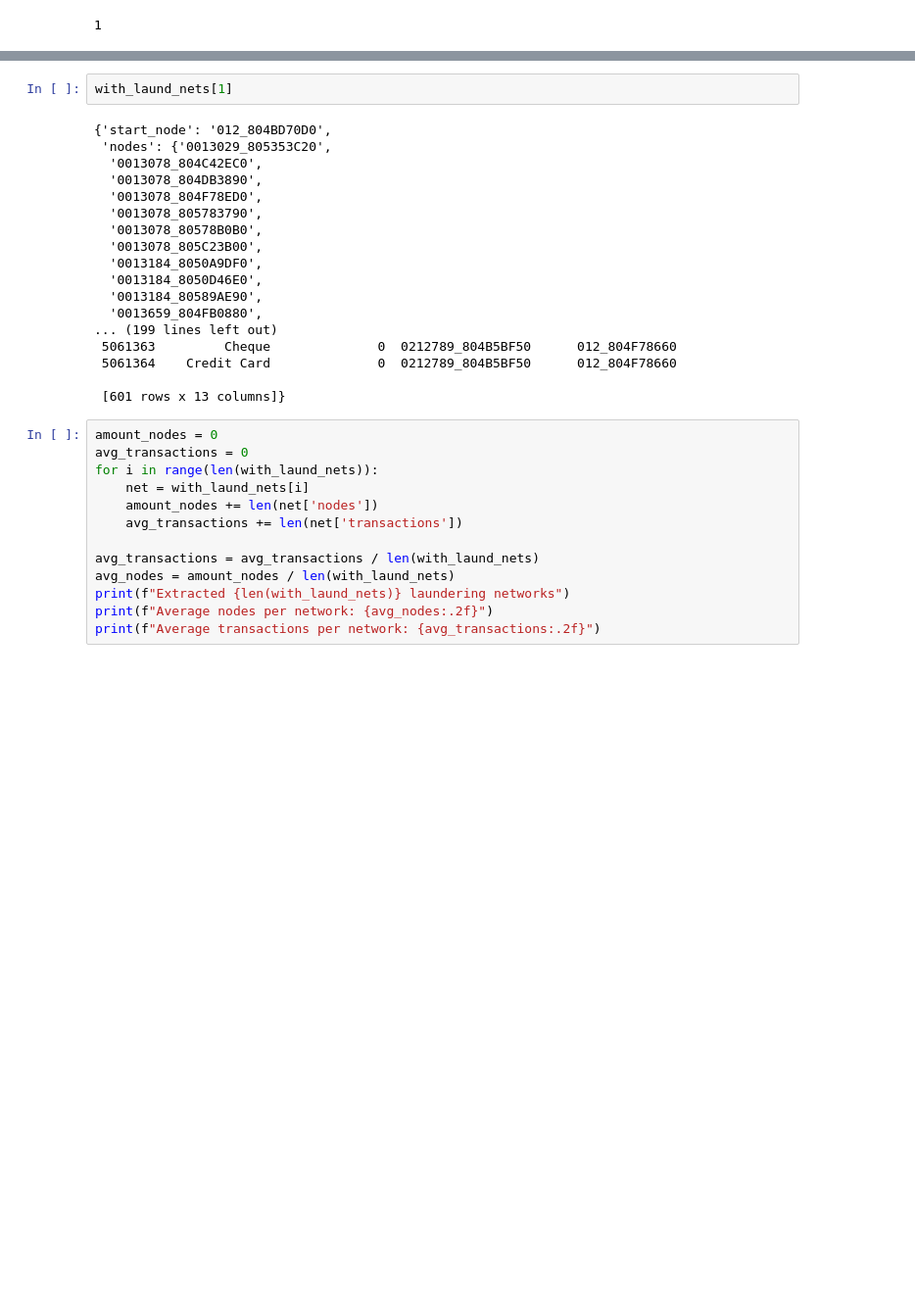
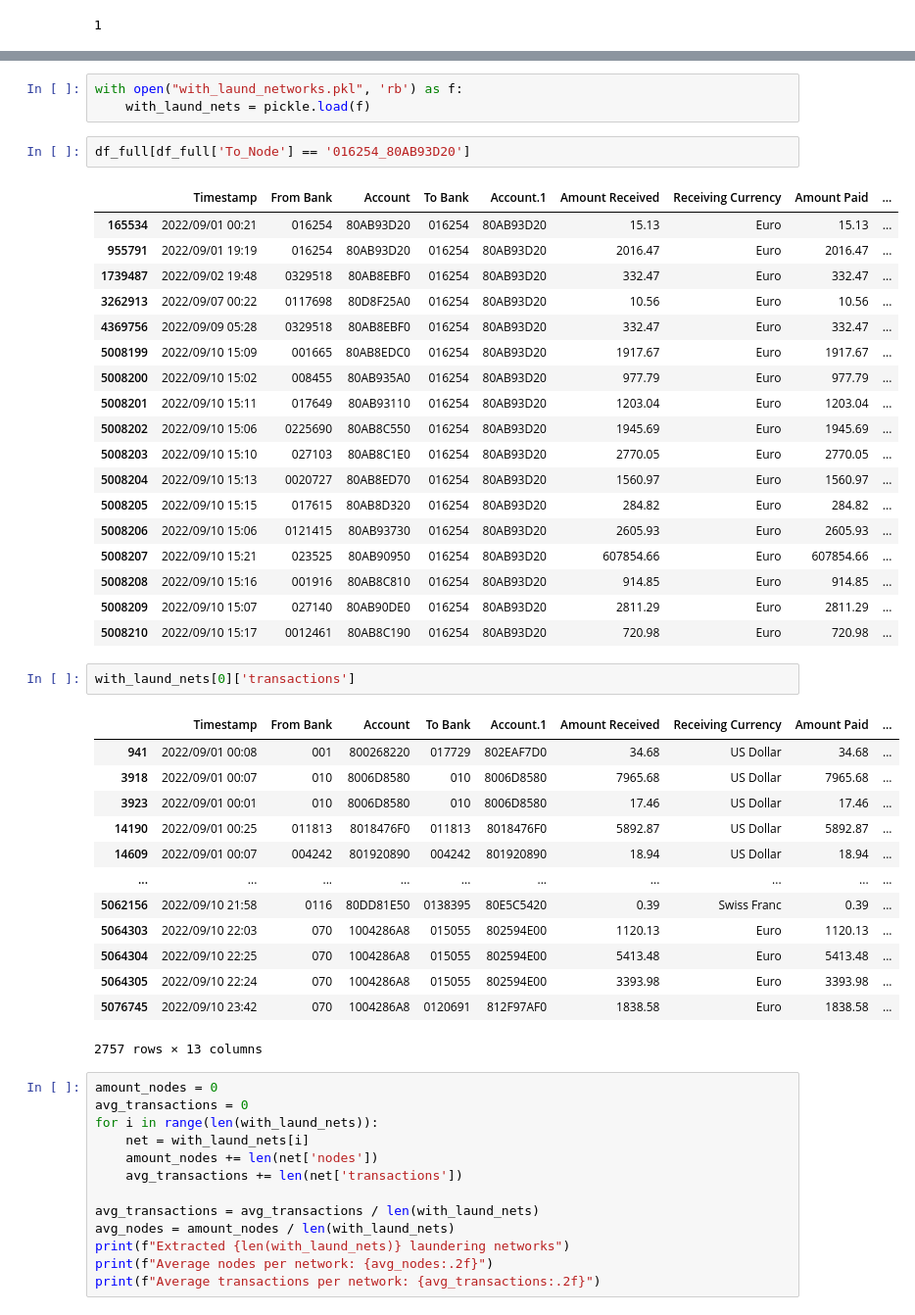
Before and after one commit to LucScheepens/grad, a Jupyter notebook: dataprep/preprocessing.ipynb, the cells around one changed output, grey strips where cells are left out. Shown at 98% size. Drawn from its saved outputs; the diff is of its cells as text; blank space fills up the shorter version.

```diff
--- a/dataprep/preprocessing.ipynb
+++ b/dataprep/preprocessing.ipynb
@@ -535,23 +550,43 @@ def extract_laundering_networks(
+# %%
+with open("with_laund_networks.pkl", 'rb') as f:
+    with_laund_nets = pickle.load(f)
+# %%
+df_full[df_full['To_Node'] == '016254_80AB93D20']
+# %% [output]
+|  | Timestamp | From Bank | Account | To Bank | Account.1 | Amount Received | Receiving Currency | Amount Paid | ... |
+| 165534 | 2022/09/01 00:21 | 016254 | 80AB93D20 | 016254 | 80AB93D20 | 15.13 | Euro | 15.13 | ... |
+| 955791 | 2022/09/01 19:19 | 016254 | 80AB93D20 | 016254 | 80AB93D20 | 2016.47 | Euro | 2016.47 | ... |
+| 1739487 | 2022/09/02 19:48 | 0329518 | 80AB8EBF0 | 016254 | 80AB93D20 | 332.47 | Euro | 332.47 | ... |
+| 3262913 | 2022/09/07 00:22 | 0117698 | 80D8F25A0 | 016254 | 80AB93D20 | 10.56 | Euro | 10.56 | ... |
+| 4369756 | 2022/09/09 05:28 | 0329518 | 80AB8EBF0 | 016254 | 80AB93D20 | 332.47 | Euro | 332.47 | ... |
+| 5008199 | 2022/09/10 15:09 | 001665 | 80AB8EDC0 | 016254 | 80AB93D20 | 1917.67 | Euro | 1917.67 | ... |
+| 5008200 | 2022/09/10 15:02 | 008455 | 80AB935A0 | 016254 | 80AB93D20 | 977.79 | Euro | 977.79 | ... |
+| 5008201 | 2022/09/10 15:11 | 017649 | 80AB93110 | 016254 | 80AB93D20 | 1203.04 | Euro | 1203.04 | ... |
+| 5008202 | 2022/09/10 15:06 | 0225690 | 80AB8C550 | 016254 | 80AB93D20 | 1945.69 | Euro | 1945.69 | ... |
+| 5008203 | 2022/09/10 15:10 | 027103 | 80AB8C1E0 | 016254 | 80AB93D20 | 2770.05 | Euro | 2770.05 | ... |
+| 5008204 | 2022/09/10 15:13 | 0020727 | 80AB8ED70 | 016254 | 80AB93D20 | 1560.97 | Euro | 1560.97 | ... |
+| 5008205 | 2022/09/10 15:15 | 017615 | 80AB8D320 | 016254 | 80AB93D20 | 284.82 | Euro | 284.82 | ... |
+| 5008206 | 2022/09/10 15:06 | 0121415 | 80AB93730 | 016254 | 80AB93D20 | 2605.93 | Euro | 2605.93 | ... |
+| 5008207 | 2022/09/10 15:21 | 023525 | 80AB90950 | 016254 | 80AB93D20 | 607854.66 | Euro | 607854.66 | ... |
+| 5008208 | 2022/09/10 15:16 | 001916 | 80AB8C810 | 016254 | 80AB93D20 | 914.85 | Euro | 914.85 | ... |
+| 5008209 | 2022/09/10 15:07 | 027140 | 80AB90DE0 | 016254 | 80AB93D20 | 2811.29 | Euro | 2811.29 | ... |
+| 5008210 | 2022/09/10 15:17 | 0012461 | 80AB8C190 | 016254 | 80AB93D20 | 720.98 | Euro | 720.98 | ... |
 # %%
-with_laund_nets[1]
+with_laund_nets[0]['transactions']
 # %% [output]
+|  | Timestamp | From Bank | Account | To Bank | Account.1 | Amount Received | Receiving Currency | Amount Paid | ... |
+| 941 | 2022/09/01 00:08 | 001 | 800268220 | 017729 | 802EAF7D0 | 34.68 | US Dollar | 34.68 | ... |
+| 3918 | 2022/09/01 00:07 | 010 | 8006D8580 | 010 | 8006D8580 | 7965.68 | US Dollar | 7965.68 | ... |
+| 3923 | 2022/09/01 00:01 | 010 | 8006D8580 | 010 | 8006D8580 | 17.46 | US Dollar | 17.46 | ... |
+| 14190 | 2022/09/01 00:25 | 011813 | 8018476F0 | 011813 | 8018476F0 | 5892.87 | US Dollar | 5892.87 | ... |
+| 14609 | 2022/09/01 00:07 | 004242 | 801920890 | 004242 | 801920890 | 18.94 | US Dollar | 18.94 | ... |
+| ... | ... | ... | ... | ... | ... | ... | ... | ... | ... |
+| 5062156 | 2022/09/10 21:58 | 0116 | 80DD81E50 | 0138395 | 80E5C5420 | 0.39 | Swiss Franc | 0.39 | ... |
+| 5064303 | 2022/09/10 22:03 | 070 | 1004286A8 | 015055 | 802594E00 | 1120.13 | Euro | 1120.13 | ... |
+| 5064304 | 2022/09/10 22:25 | 070 | 1004286A8 | 015055 | 802594E00 | 5413.48 | Euro | 5413.48 | ... |
+| 5064305 | 2022/09/10 22:24 | 070 | 1004286A8 | 015055 | 802594E00 | 3393.98 | Euro | 3393.98 | ... |
+| 5076745 | 2022/09/10 23:42 | 070 | 1004286A8 | 0120691 | 812F97AF0 | 1838.58 | Euro | 1838.58 | ... |
-{'start_node': '012_804BD70D0',
- 'nodes': {'0013029_805353C20',
-  '0013078_804C42EC0',
-  '0013078_804DB3890',
-  '0013078_804F78ED0',
-  '0013078_805783790',
-  '0013078_80578B0B0',
-  '0013078_805C23B00',
-  '0013184_8050A9DF0',
-  '0013184_8050D46E0',
-  '0013184_80589AE90',
-  '0013659_804FB0880',
-... (199 lines left out)
- 5061363         Cheque              0  0212789_804B5BF50      012_804F78660
- 5061364    Credit Card              0  0212789_804B5BF50      012_804F78660
-
- [601 rows x 13 columns]}
+2757 rows × 13 columns
 # %%
 amount_nodes = 0
 avg_transactions = 0
```
Also changed, not shown: parts of 30 cells of this notebook, 17 other files.
